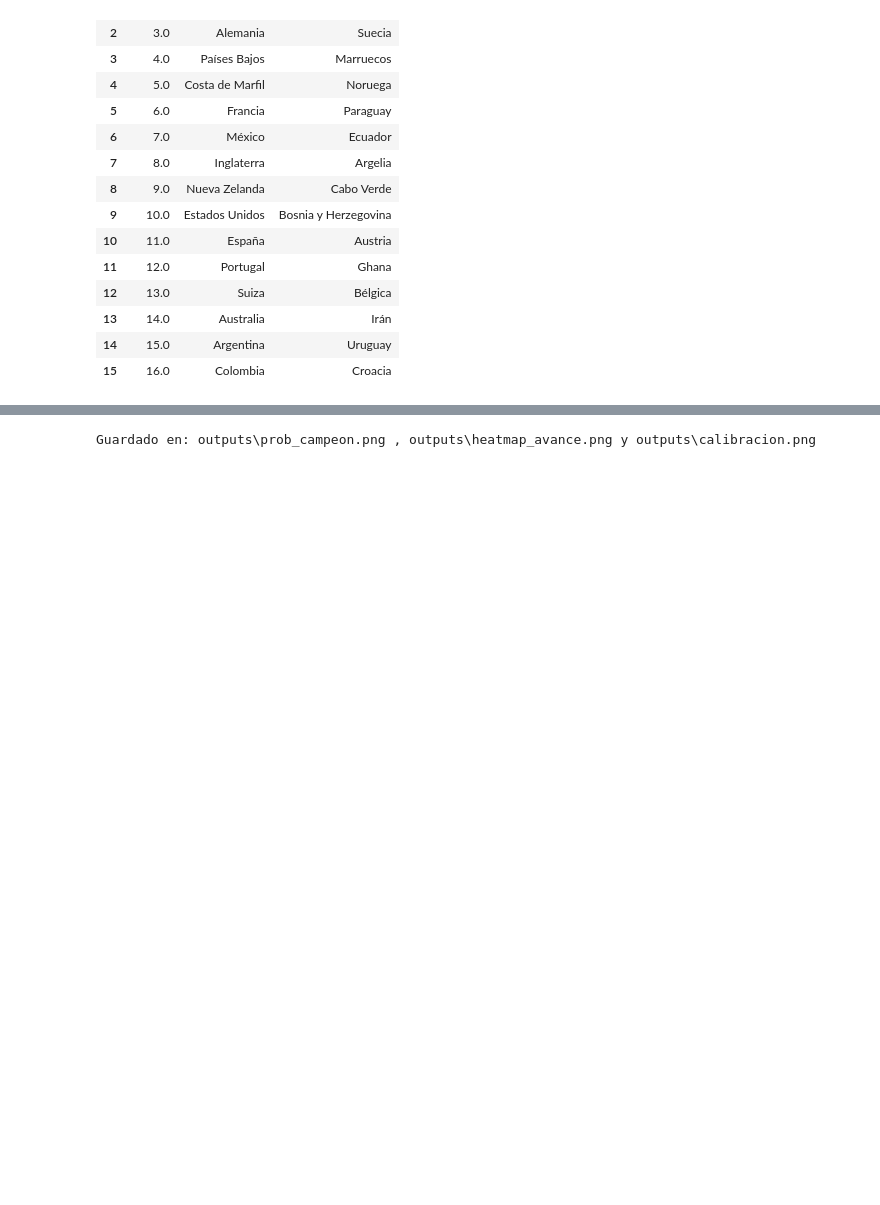
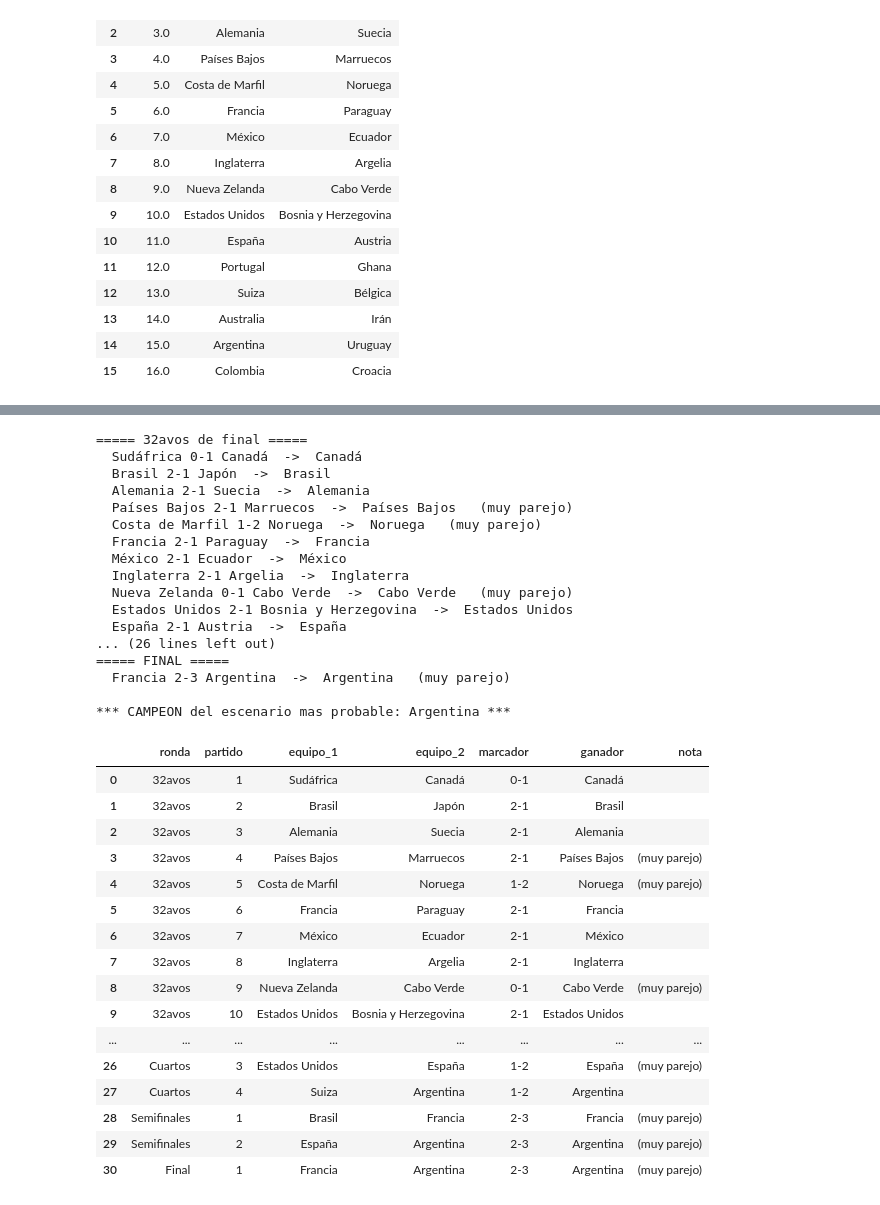
Before and after one commit to santiagoriverti/ML_prediccion_mundial2026, a Jupyter notebook: notebooks/prediccion_mundial2026.ipynb, the cells around one changed output, grey strips where cells are left out. Cells and saved outputs as stored; diff of their text form; code cells hidden in the pictures; blank space fills up the shorter version.

Commit message:
Notebook con seccion 12b (camino mas probable hasta la final) ejecutado; docs al dia

```diff
--- a/notebooks/prediccion_mundial2026.ipynb
+++ b/notebooks/prediccion_mundial2026.ipynb
@@ -483,10 +493,54 @@ bracket
 # %%
-from viz import grafico_campeon, heatmap_avance, grafico_calibracion
+from simulate import cuadro_completo_probable
 
-ruta1 = grafico_campeon(resultados['campeon'], top=15)
-ruta2 = heatmap_avance(resultados['avance'], top=20)
-ruta3 = grafico_calibracion(tabla_calib, ece, 'predictor final')
-print('Guardado en:', ruta1, ',', ruta2, 'y', ruta3)
+cuadro = cuadro_completo_probable(equipos, datos.fixture, datos.bracket, dc)
+etiqueta = {'32avos': '32avos de final', '16avos': '16avos de final',
+            'Cuartos': 'Cuartos de final', 'Semifinales': 'Semifinales', 'Final': 'FINAL'}
+for r in ['32avos', '16avos', 'Cuartos', 'Semifinales', 'Final']:
+    sub = cuadro[cuadro['ronda'] == r]
+    print()
+    print('=====', etiqueta[r], '=====')
+    for _, m in sub.iterrows():
+        extra = '   ' + m['nota'] if m['nota'] else ''
+        print('  ' + str(m['equipo_1']) + ' ' + m['marcador'] + ' ' + str(m['equipo_2'])
+              + '  ->  ' + str(m['ganador']) + extra)
+campeon_camino = cuadro[cuadro['ronda'] == 'Final']['ganador'].iloc[0]
+print()
+print('*** CAMPEON del escenario mas probable:', campeon_camino, '***')
+cuadro
 # %% [output]
-Guardado en: outputs\prob_campeon.png , outputs\heatmap_avance.png y outputs\calibracion.png
+===== 32avos de final =====
+  Sudáfrica 0-1 Canadá  ->  Canadá
+  Brasil 2-1 Japón  ->  Brasil
+  Alemania 2-1 Suecia  ->  Alemania
+  Países Bajos 2-1 Marruecos  ->  Países Bajos   (muy parejo)
+  Costa de Marfil 1-2 Noruega  ->  Noruega   (muy parejo)
+  Francia 2-1 Paraguay  ->  Francia
+  México 2-1 Ecuador  ->  México
+  Inglaterra 2-1 Argelia  ->  Inglaterra
+  Nueva Zelanda 0-1 Cabo Verde  ->  Cabo Verde   (muy parejo)
+  Estados Unidos 2-1 Bosnia y Herzegovina  ->  Estados Unidos
+  España 2-1 Austria  ->  España
+... (26 lines left out)
+===== FINAL =====
+  Francia 2-3 Argentina  ->  Argentina   (muy parejo)
+
+*** CAMPEON del escenario mas probable: Argentina ***
+|  | ronda | partido | equipo_1 | equipo_2 | marcador | ganador | nota |
+| 0 | 32avos | 1 | Sudáfrica | Canadá | 0-1 | Canadá |  |
+| 1 | 32avos | 2 | Brasil | Japón | 2-1 | Brasil |  |
+| 2 | 32avos | 3 | Alemania | Suecia | 2-1 | Alemania |  |
+| 3 | 32avos | 4 | Países Bajos | Marruecos | 2-1 | Países Bajos | (muy parejo) |
+| 4 | 32avos | 5 | Costa de Marfil | Noruega | 1-2 | Noruega | (muy parejo) |
+| 5 | 32avos | 6 | Francia | Paraguay | 2-1 | Francia |  |
+| 6 | 32avos | 7 | México | Ecuador | 2-1 | México |  |
+| 7 | 32avos | 8 | Inglaterra | Argelia | 2-1 | Inglaterra |  |
+| 8 | 32avos | 9 | Nueva Zelanda | Cabo Verde | 0-1 | Cabo Verde | (muy parejo) |
+| 9 | 32avos | 10 | Estados Unidos | Bosnia y Herzegovina | 2-1 | Estados Unidos |  |
+| ... | ... | ... | ... | ... | ... | ... | ... |
+| 26 | Cuartos | 3 | Estados Unidos | España | 1-2 | España | (muy parejo) |
+| 27 | Cuartos | 4 | Suiza | Argentina | 1-2 | Argentina |  |
+| 28 | Semifinales | 1 | Brasil | Francia | 2-3 | Francia | (muy parejo) |
+| 29 | Semifinales | 2 | España | Argentina | 2-3 | Argentina | (muy parejo) |
+| 30 | Final | 1 | Francia | Argentina | 2-3 | Argentina | (muy parejo) |
 # %% [markdown]
```
Also changed, not shown: parts of 10 cells of this notebook, 3 other files.
